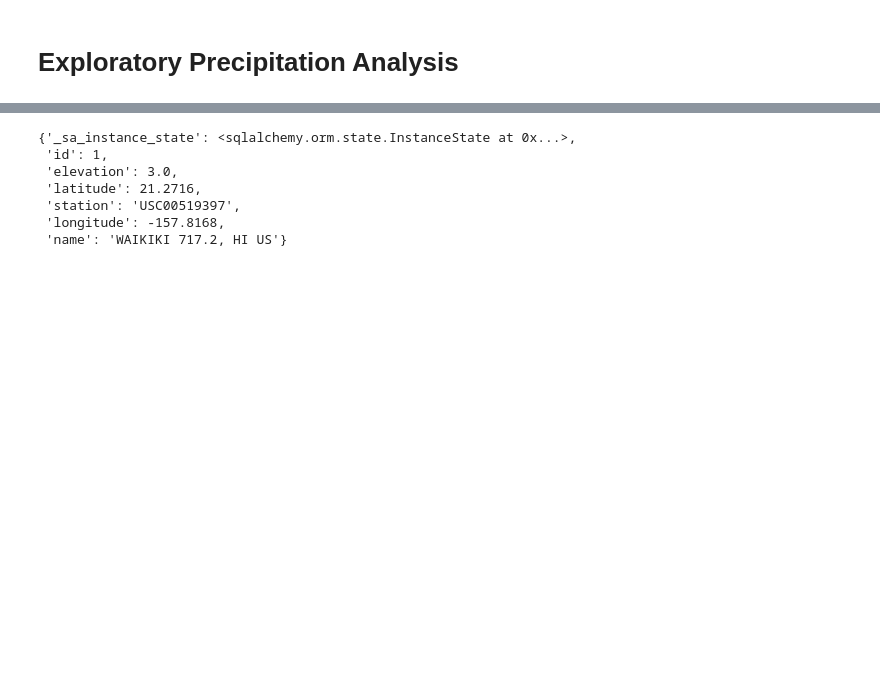
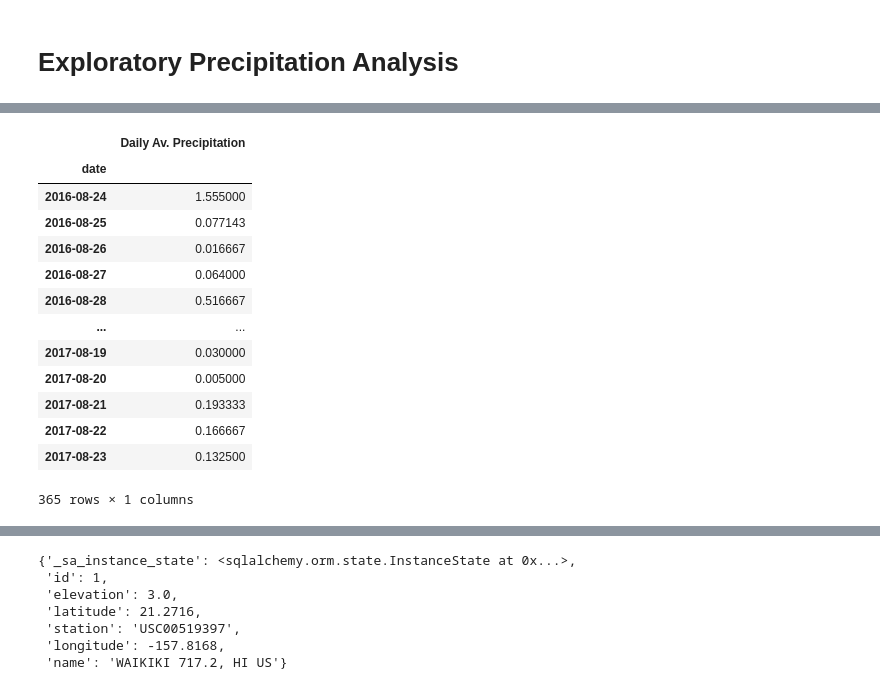
Before and after one commit to SBoyce02/sqlalchemy-challenge, a Jupyter notebook: climate_starter_SB.ipynb, the cells around one changed output, grey strips where cells are left out. Cells and saved outputs as stored; diff of their text form; code cells hidden in the pictures; blank space fills up the shorter version.

```diff
--- a/climate_starter_SB.ipynb
+++ b/climate_starter_SB.ipynb
@@ -70,4 +115,22 @@ session.query(measurement.date).order_by(measurement.date).first()
 # %%
 # Save the query results as a Pandas DataFrame and set the index to the date column
+Precip_df = pd.DataFrame(precip_data, columns=['date', 'Daily Av. Precipitation'])
+Precip_df.set_index('date', inplace=True)
+Precip_df
+# %% [output]
+|  | Daily Av. Precipitation |
+| date |  |
+| 2016-08-24 | 1.555000 |
+| 2016-08-25 | 0.077143 |
+| 2016-08-26 | 0.016667 |
+| 2016-08-27 | 0.064000 |
+| 2016-08-28 | 0.516667 |
+| ... | ... |
+| 2017-08-19 | 0.030000 |
+| 2017-08-20 | 0.005000 |
+| 2017-08-21 | 0.193333 |
+| 2017-08-22 | 0.166667 |
+| 2017-08-23 | 0.132500 |
+365 rows × 1 columns
 # %%
 # Sort the dataframe by date
```
Also changed, not shown: parts of 14 cells of this notebook.
